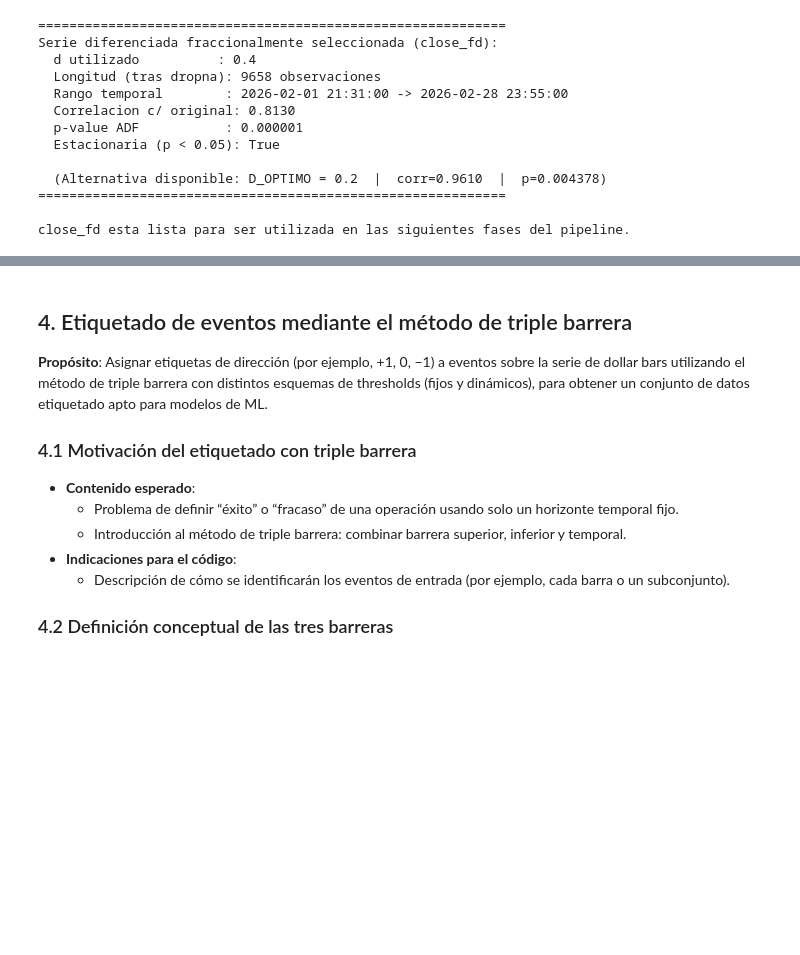
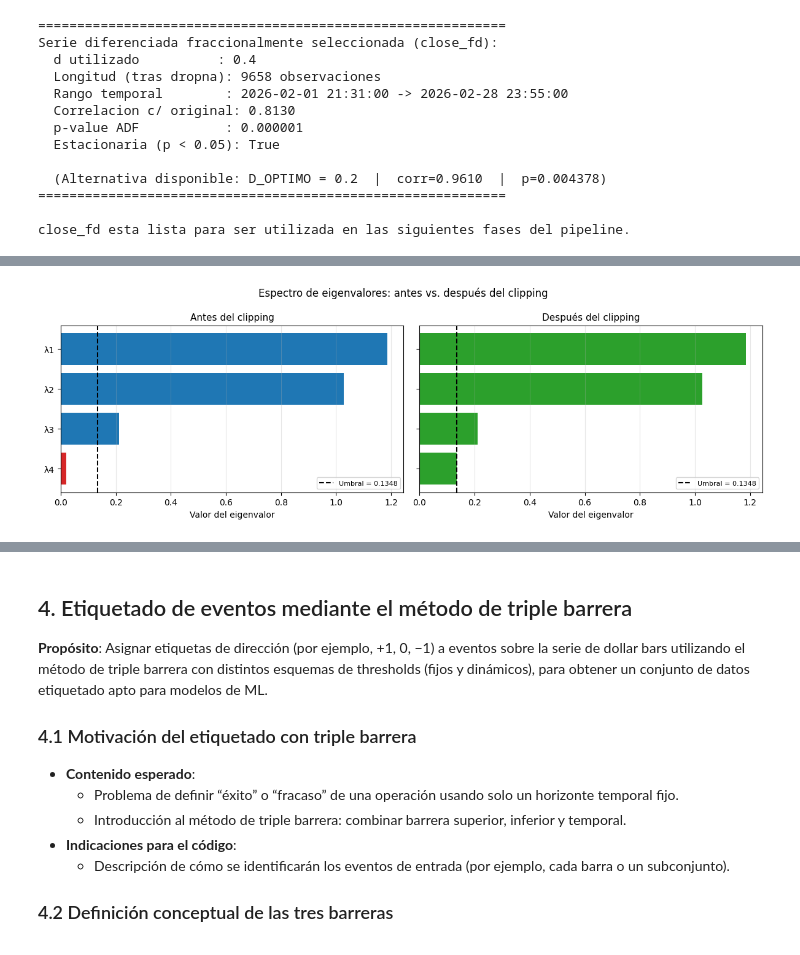
Before and after one commit to Romequinco/TAREA_PROCESADO_DATOS_FINANCIEROS_PARA_MACHINE_LEARNING, a Jupyter notebook: PREPROCESADO_DATOS_FINANCIEROS_.ipynb, the cells around one changed output, grey strips where cells are left out. Cells and saved outputs as stored; diff of their text form; code cells hidden in the pictures; blank space fills up the shorter version.

```diff
--- a/PREPROCESADO_DATOS_FINANCIEROS_.ipynb
+++ b/PREPROCESADO_DATOS_FINANCIEROS_.ipynb
@@ -1651,0 +1881,77 @@ En esta sección se explicará que:
+# %%
+# Limpieza por eigenvalue clipping.
+#
+# Los eigenvalores menores que clip_threshold se reemplazan por clip_threshold.
+# Los eigenvalores grandes (señal real del mercado) permanecen intactos.
+# La reconstrucción usa la fórmula: cov_clean = Q @ diag(λ_clipped) @ Q^T
+# donde Q son los eigenvectores ortonormales (mismos que antes del clipping).
+
+eigenvalues_clipped = np.where(eigenvalues < clip_threshold, clip_threshold, eigenvalues)
+
+# Reconstrucción de la matriz limpia
+cov_clean_values = eigenvectors @ np.diag(eigenvalues_clipped) @ eigenvectors.T
+
+# Simetrización explícita: elimina asimetrías numéricas de punto flotante
+# que pueden aparecer por la aritmética de la multiplicación matricial.
+cov_clean_values = (cov_clean_values + cov_clean_values.T) / 2
+
+# Convertir a DataFrame con los mismos nombres de filas/columnas
+cov_clean = pd.DataFrame(
+    cov_clean_values,
+    index=cov_matrix.index,
+    columns=cov_matrix.columns
+)
+
+# Norma de Frobenius de la diferencia: cuantifica el impacto del clipping
+norm_diff = np.linalg.norm(cov_matrix.values - cov_clean.values)
+
+print("Eigenvalores originales vs. clipados:")
+for i, (orig, clipped) in enumerate(zip(eigenvalues, eigenvalues_clipped)):
+    tag = "  ← clipado" if orig < clip_threshold else ""
+    print(f"  λ{i+1}: {orig:.6f}  →  {clipped:.6f}{tag}")
+
+print()
+print(f"Norma de Frobenius ||cov_matrix - cov_clean|| = {norm_diff:.6f}")
+print("  → Valor próximo a 0: el clipping ha tenido poco impacto "
+      "(pocos/pequeños eigenvalores reemplazados).")
+print("  → Valor mayor: el clipping ha modificado más la estructura "
+      "(más eigenvalores o de mayor magnitud reemplazados).")
+print()
+print("Matriz de covarianza limpia (cov_clean):")
+print(cov_clean.round(4).to_string())
+
+# Gráfica 3: espectro de eigenvalores antes vs. después del clipping (1×2).
+# El subplot derecho muestra que los eigenvalores clipados se alinean al umbral.
+
+fig, axes = plt.subplots(1, 2, figsize=(12, 4), sharey=True)
+
+# Subplot izquierdo: eigenvalores originales
+colors_orig = ['tab:red' if ev < clip_threshold else 'tab:blue' for ev in eigenvalues]
+axes[0].barh(labels[::-1], eigenvalues[::-1], color=colors_orig[::-1])
+axes[0].axvline(
+    clip_threshold, color='black', linestyle='--', linewidth=1.5,
+    label=f'Umbral = {clip_threshold:.4f}'
+)
+axes[0].set_title("Antes del clipping", fontsize=11)
+axes[0].set_xlabel("Valor del eigenvalor")
+axes[0].legend(fontsize=8)
+axes[0].grid(axis='x', alpha=0.3)
+
+# Subplot derecho: eigenvalores tras clipping
+axes[1].barh(labels[::-1], eigenvalues_clipped[::-1], color='tab:green')
+axes[1].axvline(
+    clip_threshold, color='black', linestyle='--', linewidth=1.5,
+    label=f'Umbral = {clip_threshold:.4f}'
+)
+axes[1].set_title("Después del clipping", fontsize=11)
+axes[1].set_xlabel("Valor del eigenvalor")
+axes[1].legend(fontsize=8)
+axes[1].grid(axis='x', alpha=0.3)
+
+fig.suptitle(
+    "Espectro de eigenvalores: antes vs. después del clipping",
+    fontsize=12
+)
+plt.tight_layout()
+plt.show()
+# %% [output]
@@ -1651,0 +1974 @@ En esta sección se explicará que:
+[figure, added]
```
Also changed, not shown: parts of 16 cells of this notebook.
